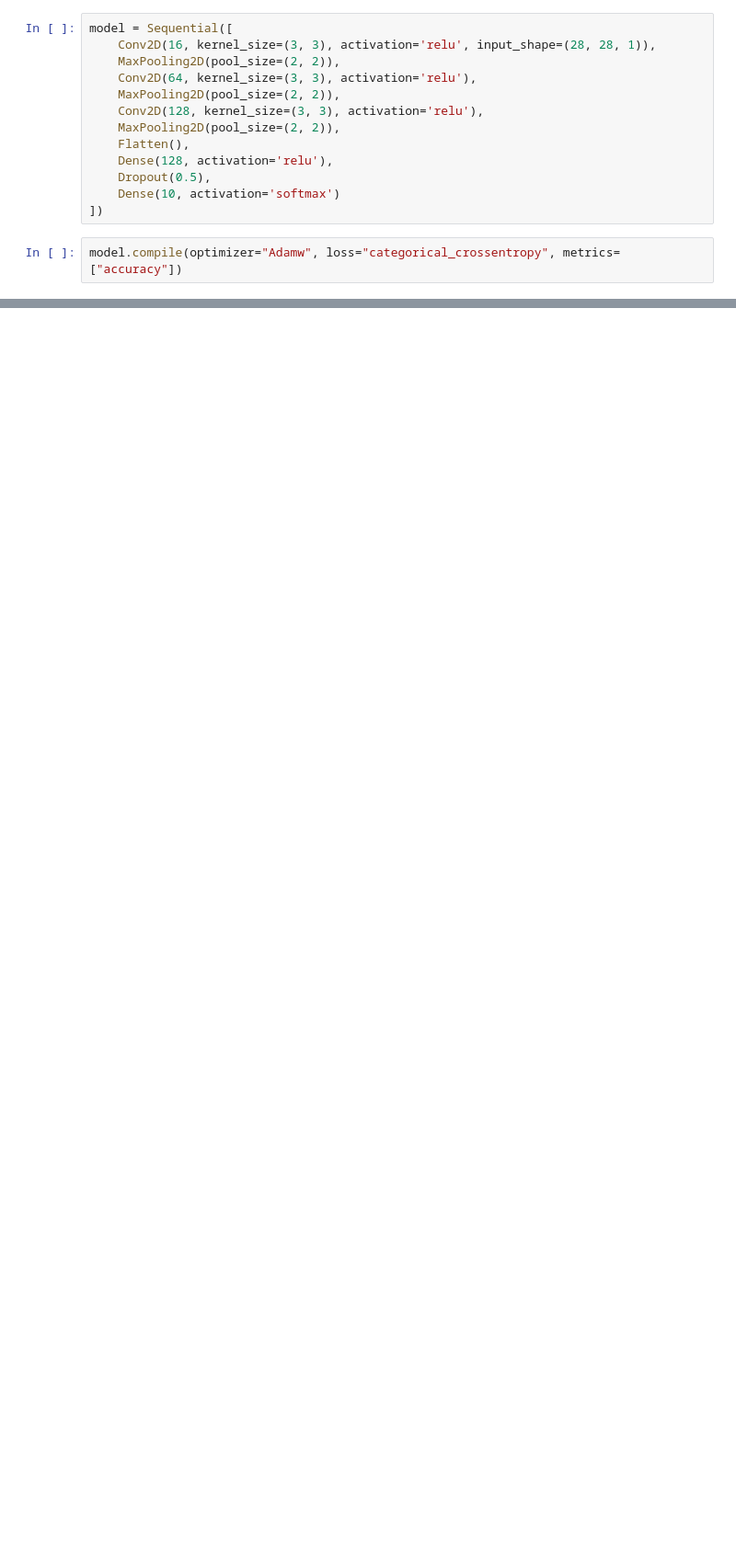
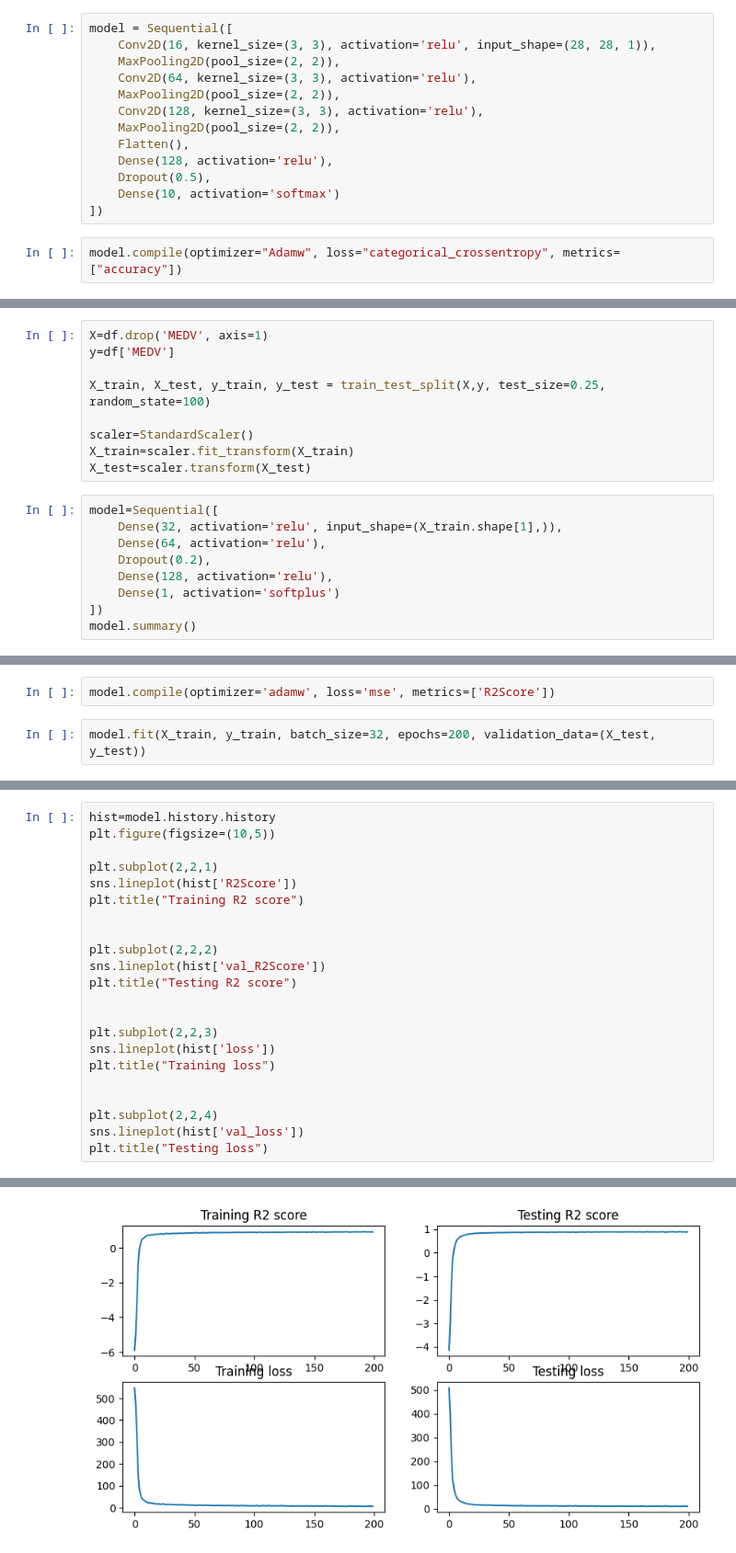
Before and after one commit to swayam279/AppStoneLab-AI-Intern, a Jupyter notebook: TensorFlow/Tensorflow.ipynb, the cells around one changed output, grey strips where cells are left out. Shown at 92% size. Drawn from its saved outputs; the diff is of its cells as text; blank space fills up the shorter version.

```diff
--- a/TensorFlow/Tensorflow.ipynb
+++ b/TensorFlow/Tensorflow.ipynb
@@ -735,0 +722,18 @@ model.evaluate(X_test, y_test)
+# %%
+X=df.drop('MEDV', axis=1)
+y=df['MEDV']
+
+X_train, X_test, y_train, y_test = train_test_split(X,y, test_size=0.25, random_state=100)
+
+scaler=StandardScaler()
+X_train=scaler.fit_transform(X_train)
+X_test=scaler.transform(X_test)
+# %%
+model=Sequential([
+    Dense(32, activation='relu', input_shape=(X_train.shape[1],)),
+    Dense(64, activation='relu'),
+    Dropout(0.2),
+    Dense(128, activation='relu'),
+    Dense(1, activation='softplus')
+])
+model.summary()
@@ -735,0 +758,4 @@ model.evaluate(X_test, y_test)
+# %%
+model.compile(optimizer='adamw', loss='mse', metrics=['R2Score'])
+# %%
+model.fit(X_train, y_train, batch_size=32, epochs=200, validation_data=(X_test, y_test))
@@ -735,0 +786,23 @@ model.evaluate(X_test, y_test)
+# %%
+hist=model.history.history
+plt.figure(figsize=(10,5))
+
+plt.subplot(2,2,1)
+sns.lineplot(hist['R2Score'])
+plt.title("Training R2 score")
+
+
+plt.subplot(2,2,2)
+sns.lineplot(hist['val_R2Score'])
+plt.title("Testing R2 score")
+
+
+plt.subplot(2,2,3)
+sns.lineplot(hist['loss'])
+plt.title("Training loss")
+
+
+plt.subplot(2,2,4)
+sns.lineplot(hist['val_loss'])
+plt.title("Testing loss")
+# %% [output]
@@ -735,0 +810 @@ model.evaluate(X_test, y_test)
+[figure, added]
```
Also changed, not shown: parts of 17 cells of this notebook, 1 other file.
